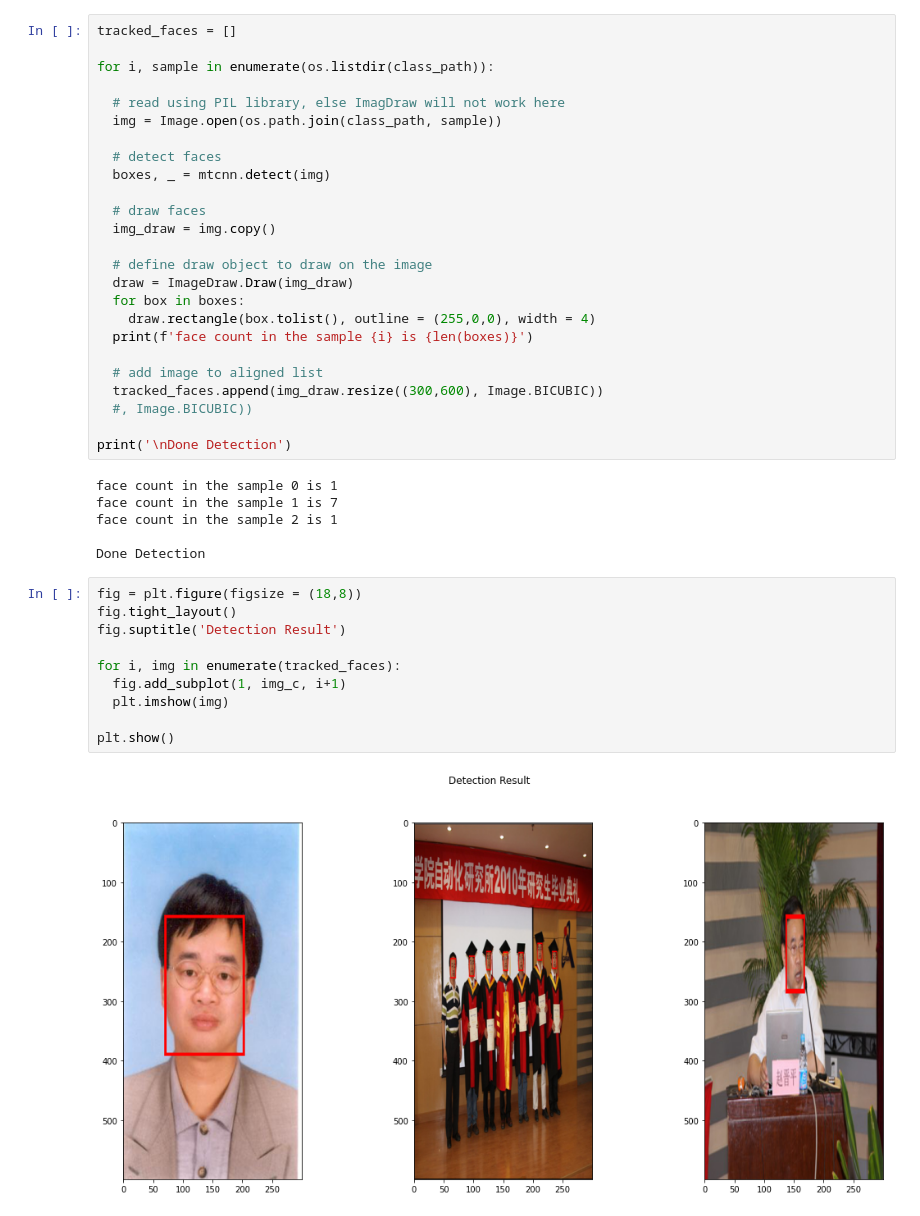
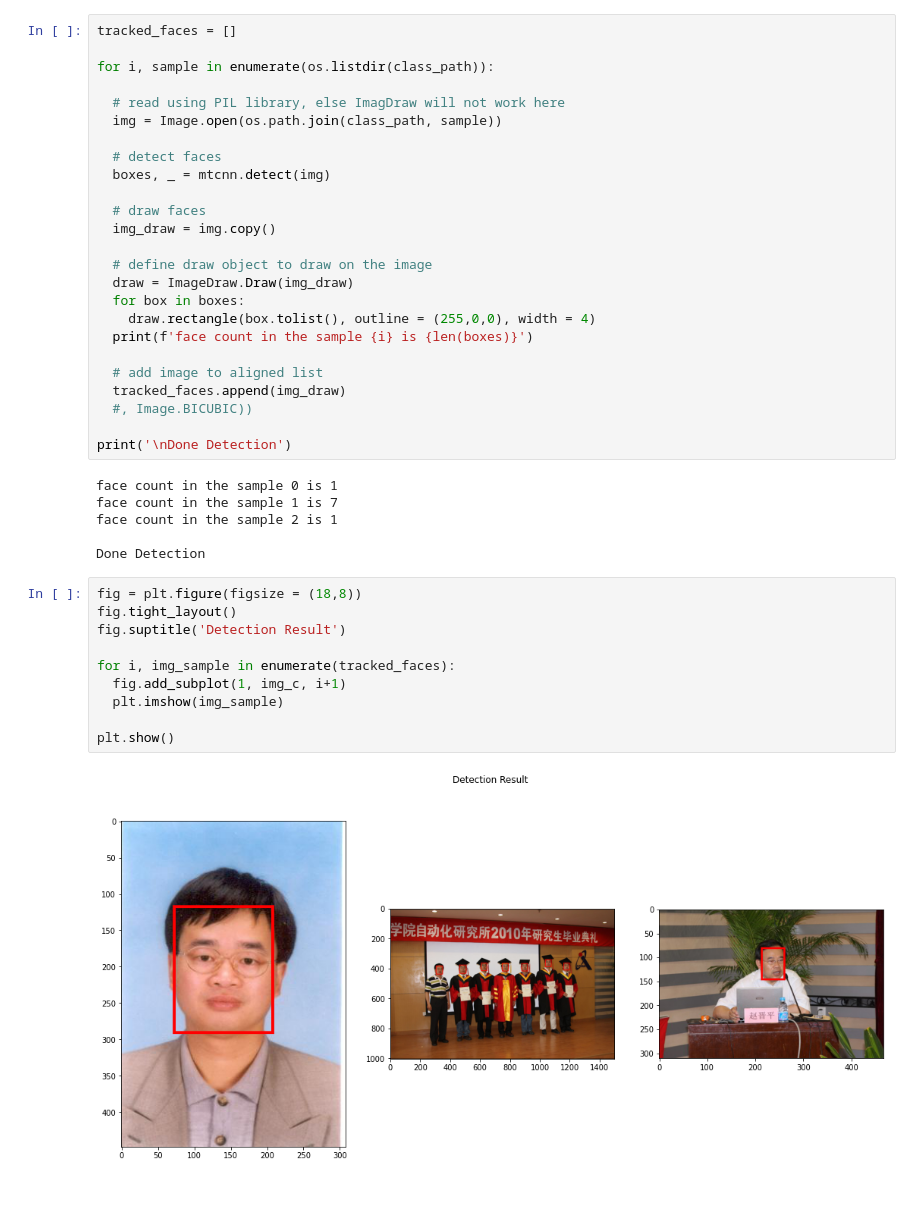
Before and after one commit to sayan0506/Deep-Learning-CV-Hackathon, a Jupyter notebook: Face_Verification_Based_Attendance_System_using_Arcface_Transfer_Learning_v2.ipynb, the cells around one changed output. Drawn from its saved outputs; the diff is of its cells as text.

```diff
--- a/Face_Verification_Based_Attendance_System_using_Arcface_Transfer_Learning_v2.ipynb
+++ b/Face_Verification_Based_Attendance_System_using_Arcface_Transfer_Learning_v2.ipynb
@@ -183,7 +183,7 @@ for i, sample in enumerate(os.listdir(class_path)):
   print(f'face count in the sample {i} is {len(boxes)}')
 
   # add image to aligned list
-  tracked_faces.append(img_draw.resize((300,600), Image.BICUBIC))
+  tracked_faces.append(img_draw)
   #, Image.BICUBIC))
 
 print('\nDone Detection')
@@ -196,12 +196,12 @@ Done Detection
 # %%
 fig = plt.figure(figsize = (18,8))
 fig.tight_layout()
 fig.suptitle('Detection Result')
 
-for i, img in enumerate(tracked_faces):
+for i, img_sample in enumerate(tracked_faces):
   fig.add_subplot(1, img_c, i+1)
-  plt.imshow(img)
+  plt.imshow(img_sample)
 
 plt.show()
 # %% [output]
-[figure, old version]
+[figure, new version]
```
Also changed, not shown: parts of 2 cells of this notebook.
